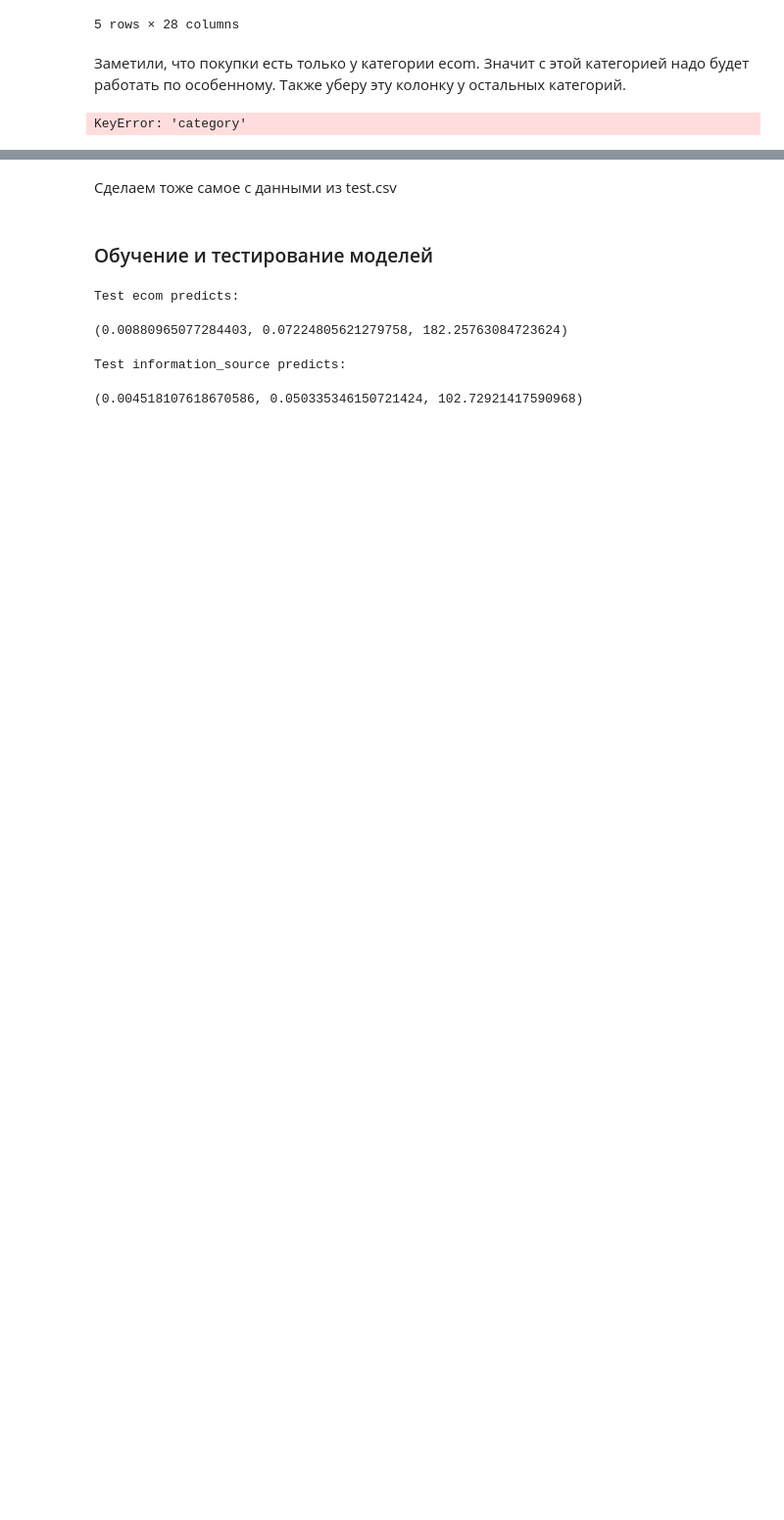
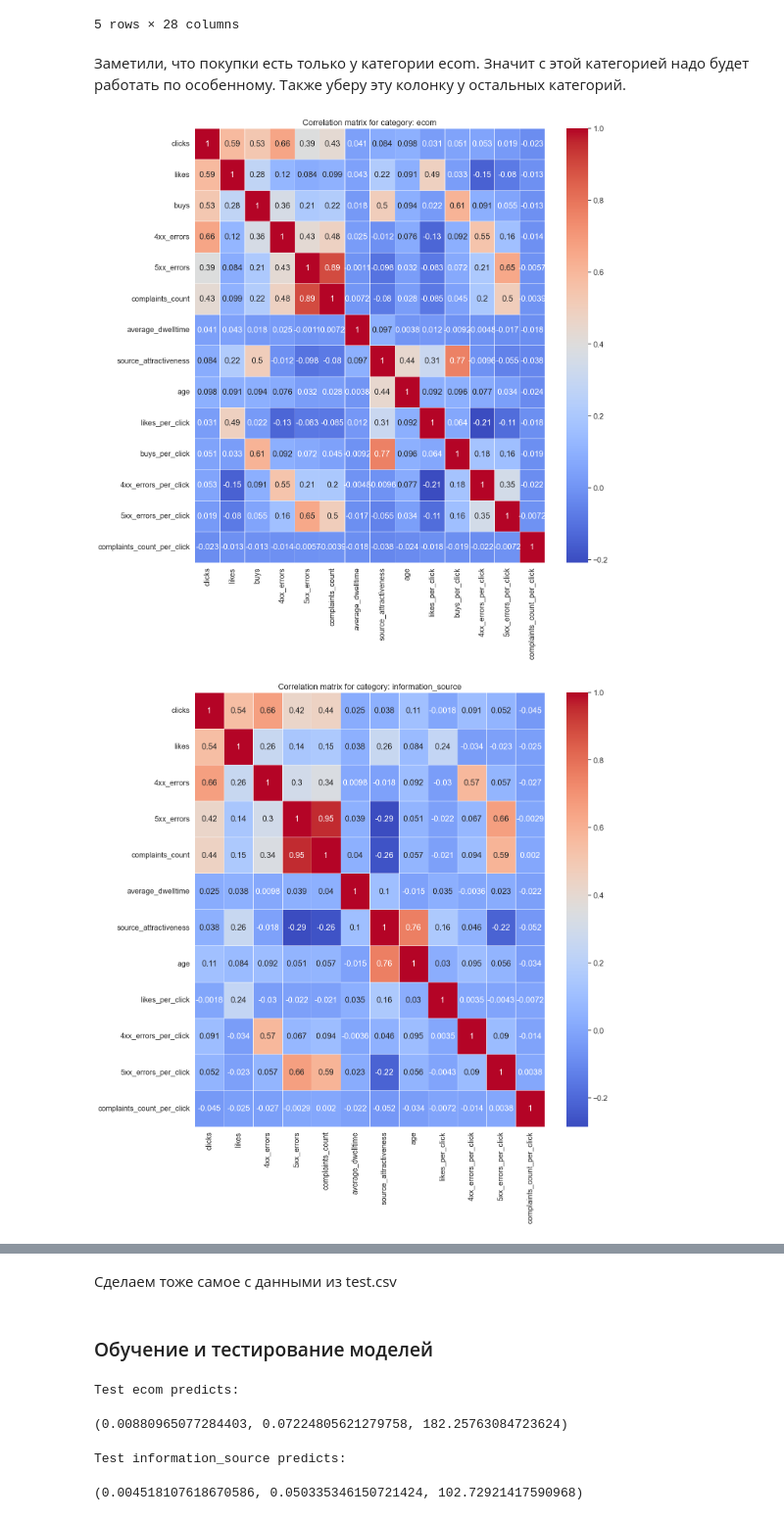
Before and after one commit to JonAJ21/ML_Labs, a Jupyter notebook: lab2/submission.ipynb, the cells around one changed output, grey strips where cells are left out. Shown at 98% size. Cells and saved outputs as stored; diff of their text form; code cells hidden in the pictures; blank space fills up the shorter version.

```diff
--- a/lab2/submission.ipynb
+++ b/lab2/submission.ipynb
@@ -166,10 +166,11 @@ news_data = cleared_df[cleared_df['category'] == 'news'].drop(['category', 'buys
 porn_data = cleared_df[cleared_df['category'] == 'porn'].drop(['category', 'buys', 'buys_per_click'], axis=1)
 social_data = cleared_df[cleared_df['category'] == 'social'].drop(['category', 'buys', 'buys_per_click'], axis=1)
 # %%
-draw_corr_matrix('ecom', ecom_data)
-draw_corr_matrix('information_source', information_source_data)
-draw_corr_matrix('news', news_data)
-draw_corr_matrix('porn', porn_data)
-draw_corr_matrix('social', social_data)
+draw_corr_matrix('ecom', ecom_data, False)
+draw_corr_matrix('information_source', information_source_data, False)
+draw_corr_matrix('news', news_data, False)
+draw_corr_matrix('porn', porn_data, False)
+draw_corr_matrix('social', social_data, False)
 # %% [output]
-KeyError: 'category'
+[figure, added]
+[figure, added]
```
Also changed, not shown: parts of 1 cell of this notebook.
